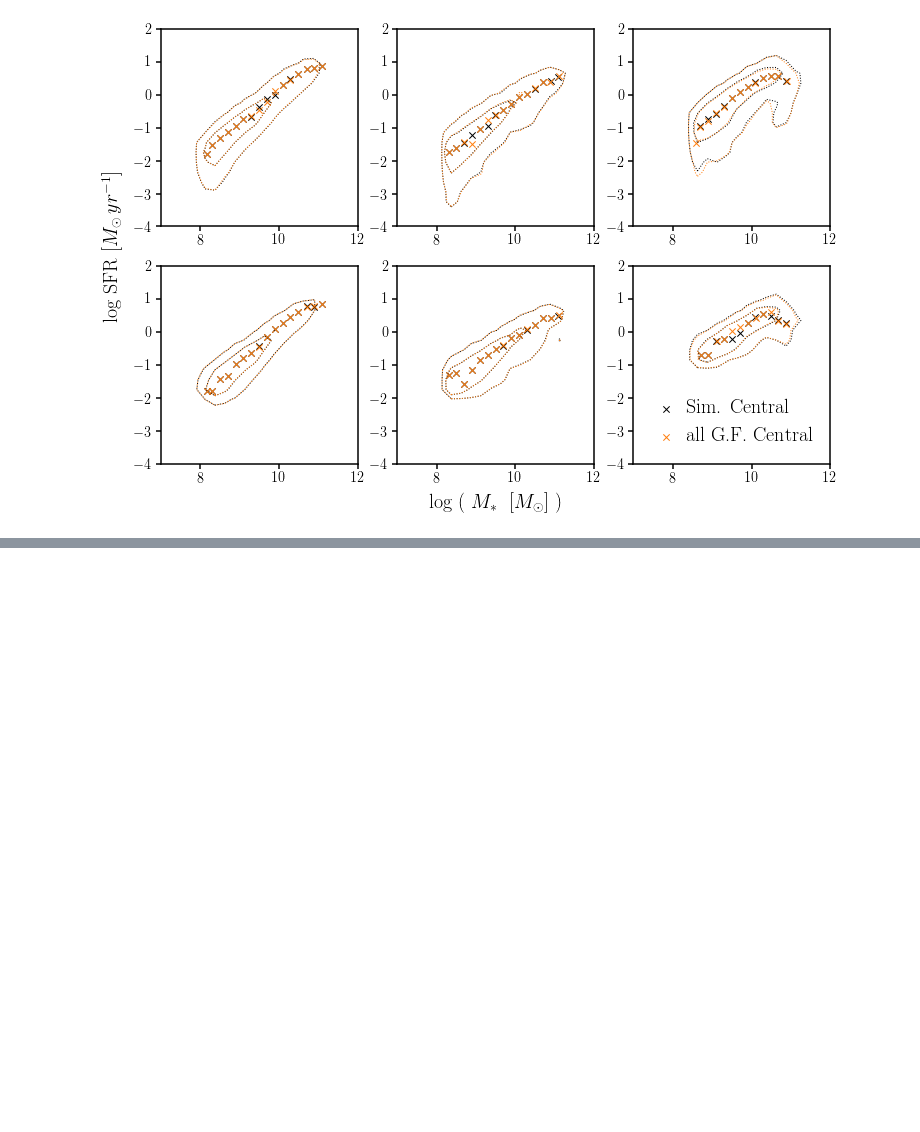
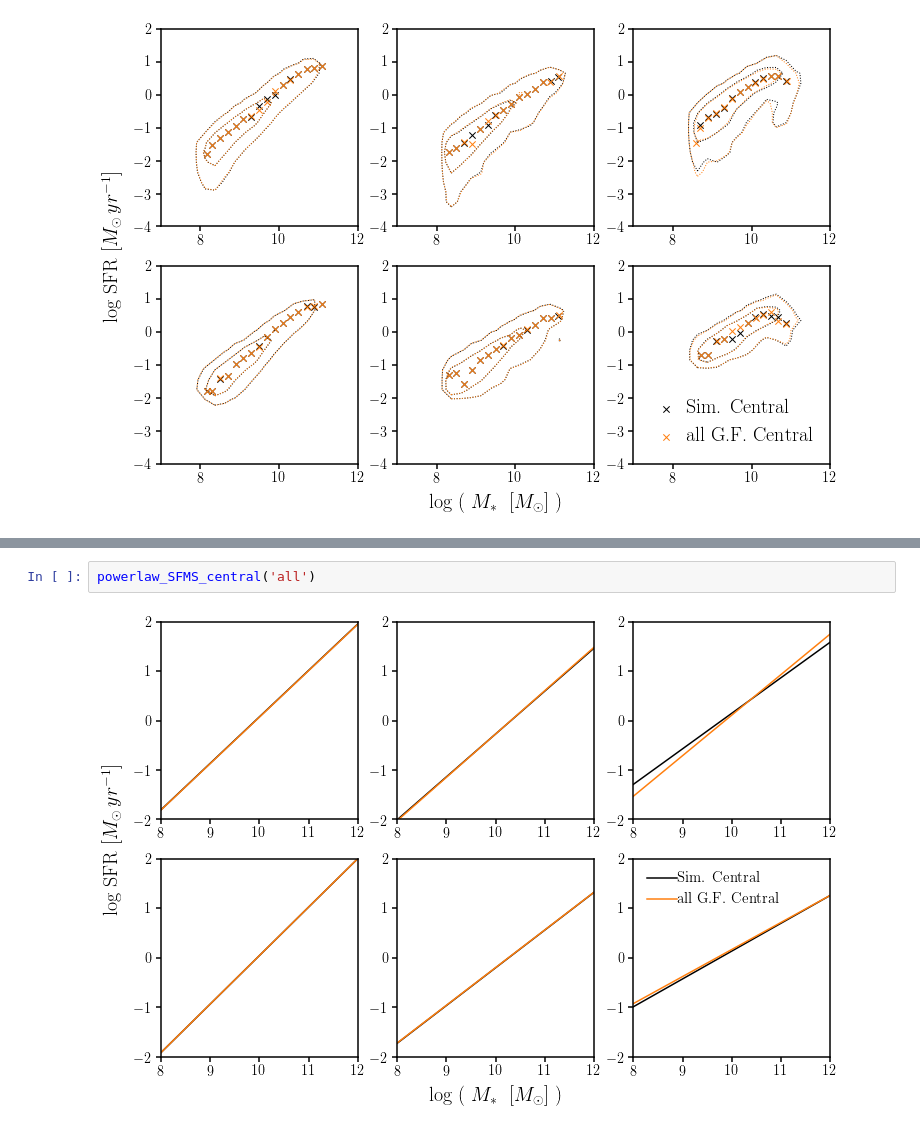
Before and after one commit to changhoonhahn/LetsTalkAboutQuench, a Jupyter notebook: letstalkaboutquench/notebooks/notes_groupfinder_fSFMS.ipynb, the cells around one changed output, grey strips where cells are left out. Cells and saved outputs as stored; diff of their text form; blank space fills up the shorter version.

```diff
--- a/letstalkaboutquench/notebooks/notes_groupfinder_fSFMS.ipynb
+++ b/letstalkaboutquench/notebooks/notes_groupfinder_fSFMS.ipynb
@@ -177,0 +226,4 @@ fSFMS_central('all')
+# %%
+powerlaw_SFMS_central('all')
+# %% [output]
+[figure, added]
```
Also changed, not shown: parts of 4 cells of this notebook, 2 other files.
